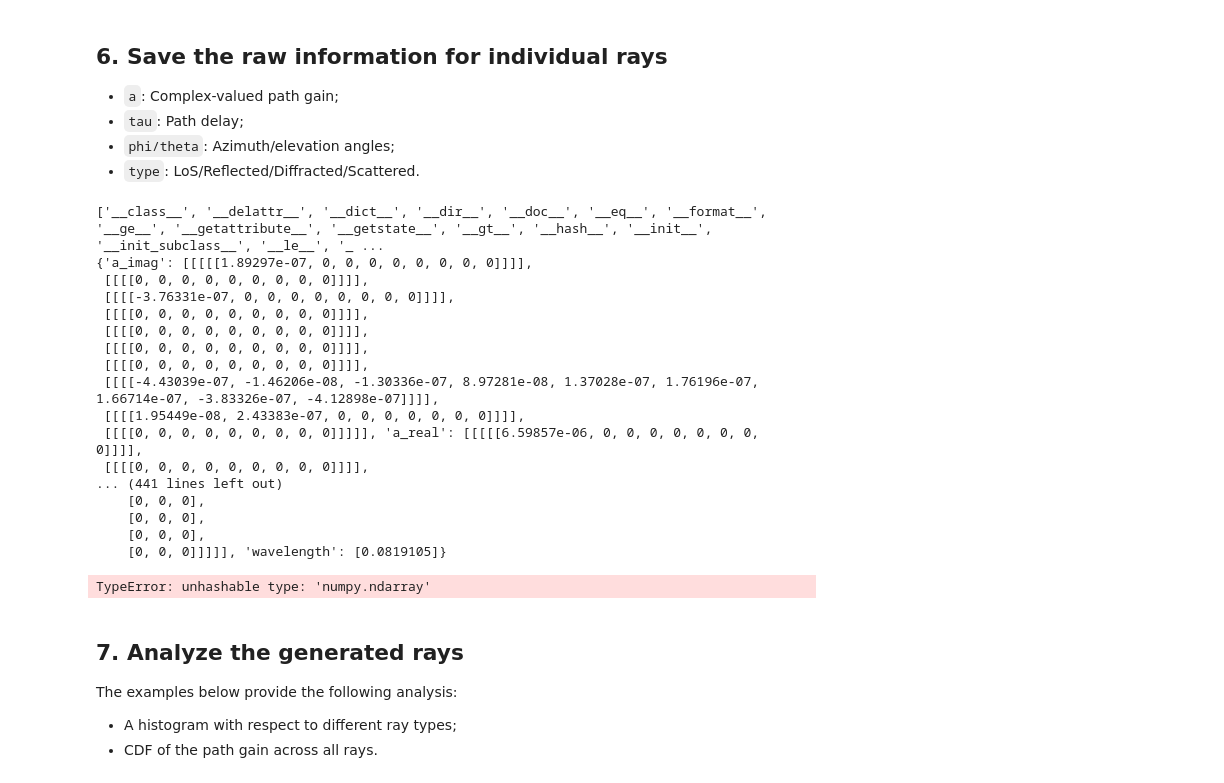
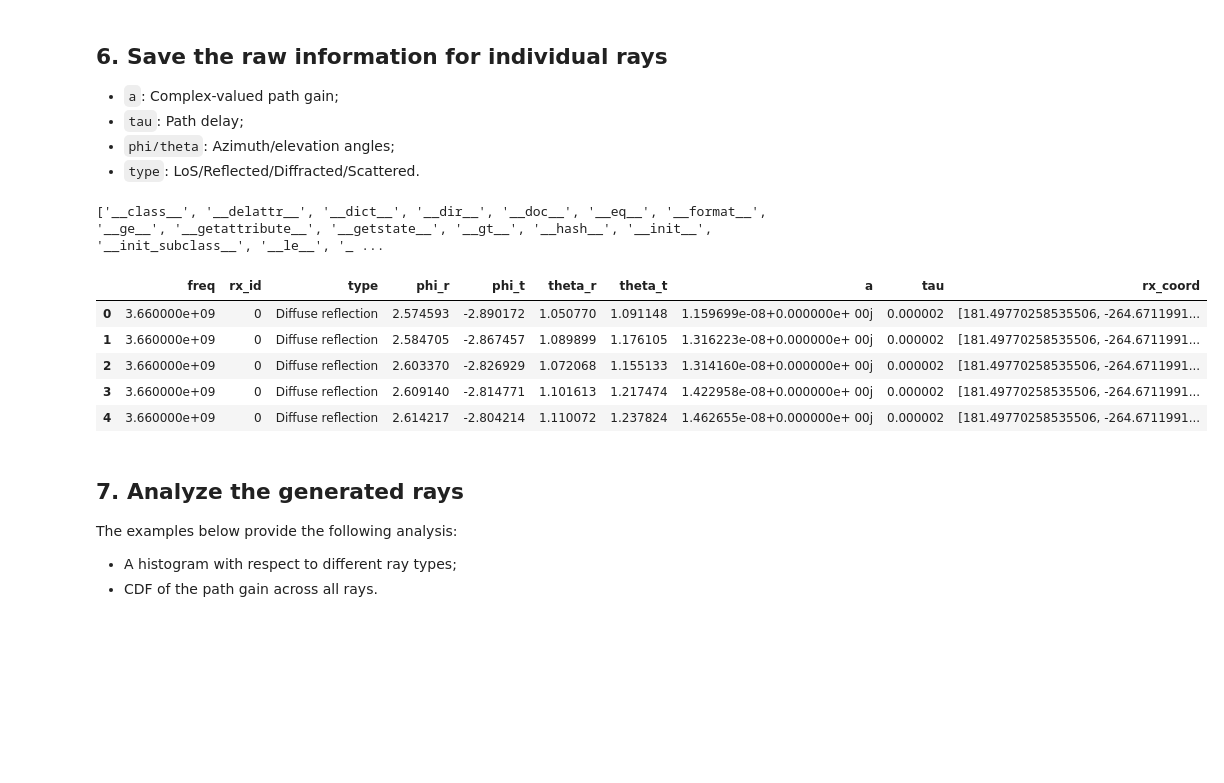
Before and after one commit to davidklee04/Sionna_Princeton, a Jupyter notebook: examples/2_sionna_rays_analysis.ipynb, the cells around one changed output. Saved outputs shown, nothing was run; the diff lists cells and outputs as text; code cells hidden in the pictures; blank space fills up the shorter version.

```diff
--- a/examples/2_sionna_rays_analysis.ipynb
+++ b/examples/2_sionna_rays_analysis.ipynb
@@ -162,6 +162,10 @@ Reduce the number of samples if you observe out-of-memory error.
 # Configure simulation parameters
 scene.frequency = 3.66e9  # 3.66 GHz carrier
 scene.synthetic_array = True  # Optimize for array calculations
+
+for radio_material in scene.radio_materials.values():
+    radio_material.scattering_coefficient  = 0.4
+
 
 # Perform ray tracing
 
@@ -169,7 +173,7 @@ solver = PathSolver()
 paths = solver(scene, max_depth=3,
     los=True,
     specular_reflection=True,
-    diffuse_reflection=False,
+    diffuse_reflection=True,
     refraction=False,
     samples_per_src=1000000
 )
@@ -189,7 +193,7 @@ HBox(children=(Renderer(camera=PerspectiveCamera(aspect=1.31, children=(Directio
 # %%
 # Convert paths to analyzable format
 
-print(dir(paths))
+# print(dir(paths))
 
 def paths_to_dict(paths):
     members_names = dir(paths)
@@ -206,7 +210,11 @@ def paths_to_dict(paths):
     return data
 
 ray_data = paths_to_dict(paths)
-print(ray_data)
+# print(ray_data)
+# print(paths.a)
+# print(paths.a[0].shape)
+# print(np.asarray(paths.a).squeeze())
+# print(np.asarray(paths.a).squeeze().shape)
 # Create structured dataset
 def create_ray_dataset(ray_dict, frequency):
     """Process raw ray data into pandas DataFrame"""
@@ -223,61 +231,71 @@ def create_ray_dataset(ray_dict, frequency):
         'rx_coord':[]
     }
 
-    type_map = {0: "LoS", 1: "Reflected", 2: "Diffracted", 3: "Scattered"}
-
+    #type_map = {0: "LoS", 1: "Reflected", 2: "Diffracted", 3: "Scattered"}
+    type_map = {0: "LoS", 1: "Specular reflection", 2: "Diffuse reflection"}
     #a = ray_dict["a"].numpy().squeeze()
-    tau = ray_dict["tau"].numpy().squeeze()
+    a = np.asarray(paths.a).squeeze()
+    #tau = ray_dict["tau"].numpy().squeeze()
+    tau = np.asarray(paths.tau).squeeze()
     types = ray_dict["interactions"].numpy().squeeze()
     mask = ray_dict["valid"].numpy().squeeze()
     phi_r = ray_dict["phi_r"].numpy().squeeze()
     phi_t = ray_dict["phi_t"].numpy().squeeze()
     theta_r = ray_dict["theta_r"].numpy().squeeze()
     theta_t = ray_dict["theta_t"].numpy().squeeze()
 
     # Extract relevant parameters
     for idx, item in enumerate(mask):
 
         # Filter out the RX which have no rays related
         if np.sum(item==True):
+
             for sub_idx, sub_item in enumerate(item):
                 if sub_item:
-                    dataset["type"].append(type_map[types[sub_idx]])
-                    dataset["a"].append(a[idx,sub_idx])
+                    #print("sub_item", sub_item)
+                    cur_ray_type = 0
+                    for depth_idx in range(2, -1, -1):
+                        cur_ray_type = types[depth_idx,idx,sub_idx]
+                        #print(f"types[{depth_idx},{idx},{sub_idx}]",cur_ray_type)
+                        if cur_ray_type != 0:
+                            break
+
+                    dataset["type"].append(type_map[cur_ray_type])
+
+                    z = np.complex64(a[0,idx,sub_idx] + 1j *a[1, idx,sub_idx])
+
+                    dataset["a"].append(z)
                     dataset["tau"].append(tau[idx,sub_idx])
+
                     dataset["freq"].append(frequency)
+
 
                     # Store the list instead of np.array to avoid the space sepreator in csv
                     dataset["rx_coord"].append(valid_positions[idx].tolist())
+
                     dataset["phi_r"].append(phi_r[idx,sub_idx ])
+
                     dataset["phi_t"].append(phi_t[idx,sub_idx])
+
                     dataset["theta_r"].append(theta_r[idx,sub_idx])
                     dataset["theta_t"].append(theta_t[idx,sub_idx])
                     dataset["rx_id"].append(idx)
+
+
 
     return pd.DataFrame(dataset)
 
 # Generate analysis dataframe
 df = create_ray_dataset(ray_data, frequency=3.66e9)
 df.head()
 # %% [output]
 ['__class__', '__delattr__', '__dict__', '__dir__', '__doc__', '__eq__', '__format__', '__ge__', '__getattribute__', '__getstate__', '__gt__', '__hash__', '__init__', '__init_subclass__', '__le__', '_ ...
-{'a_imag': [[[[[1.89297e-07, 0, 0, 0, 0, 0, 0, 0, 0]]]],
- [[[[0, 0, 0, 0, 0, 0, 0, 0, 0]]]],
- [[[[-3.76331e-07, 0, 0, 0, 0, 0, 0, 0, 0]]]],
- [[[[0, 0, 0, 0, 0, 0, 0, 0, 0]]]],
- [[[[0, 0, 0, 0, 0, 0, 0, 0, 0]]]],
- [[[[0, 0, 0, 0, 0, 0, 0, 0, 0]]]],
- [[[[0, 0, 0, 0, 0, 0, 0, 0, 0]]]],
- [[[[-4.43039e-07, -1.46206e-08, -1.30336e-07, 8.97281e-08, 1.37028e-07, 1.76196e-07, 1.66714e-07, -3.83326e-07, -4.12898e-07]]]],
- [[[[1.95449e-08, 2.43383e-07, 0, 0, 0, 0, 0, 0, 0]]]],
- [[[[0, 0, 0, 0, 0, 0, 0, 0, 0]]]]], 'a_real': [[[[[6.59857e-06, 0, 0, 0, 0, 0, 0, 0, 0]]]],
- [[[[0, 0, 0, 0, 0, 0, 0, 0, 0]]]],
-... (441 lines left out)
-    [0, 0, 0],
-    [0, 0, 0],
-    [0, 0, 0],
-    [0, 0, 0]]]]], 'wavelength': [0.0819105]}
-TypeError: unhashable type: 'numpy.ndarray'
+|  | freq | rx_id | type | phi_r | phi_t | theta_r | theta_t | a | tau | rx_coord |
+| 0 | 3.660000e+09 | 0 | Diffuse reflection | 2.574593 | -2.890172 | 1.050770 | 1.091148 | 1.159699e-08+0.000000e+ 00j | 0.000002 | [181.49770258535506, -264.6711991... |
+| 1 | 3.660000e+09 | 0 | Diffuse reflection | 2.584705 | -2.867457 | 1.089899 | 1.176105 | 1.316223e-08+0.000000e+ 00j | 0.000002 | [181.49770258535506, -264.6711991... |
+| 2 | 3.660000e+09 | 0 | Diffuse reflection | 2.603370 | -2.826929 | 1.072068 | 1.155133 | 1.314160e-08+0.000000e+ 00j | 0.000002 | [181.49770258535506, -264.6711991... |
+| 3 | 3.660000e+09 | 0 | Diffuse reflection | 2.609140 | -2.814771 | 1.101613 | 1.217474 | 1.422958e-08+0.000000e+ 00j | 0.000002 | [181.49770258535506, -264.6711991... |
+| 4 | 3.660000e+09 | 0 | Diffuse reflection | 2.614217 | -2.804214 | 1.110072 | 1.237824 | 1.462655e-08+0.000000e+ 00j | 0.000002 | [181.49770258535506, -264.6711991... |
 # %% [markdown]
 ## 7. **Analyze** the generated rays
 
```
Also changed, not shown: parts of 4 cells of this notebook.
